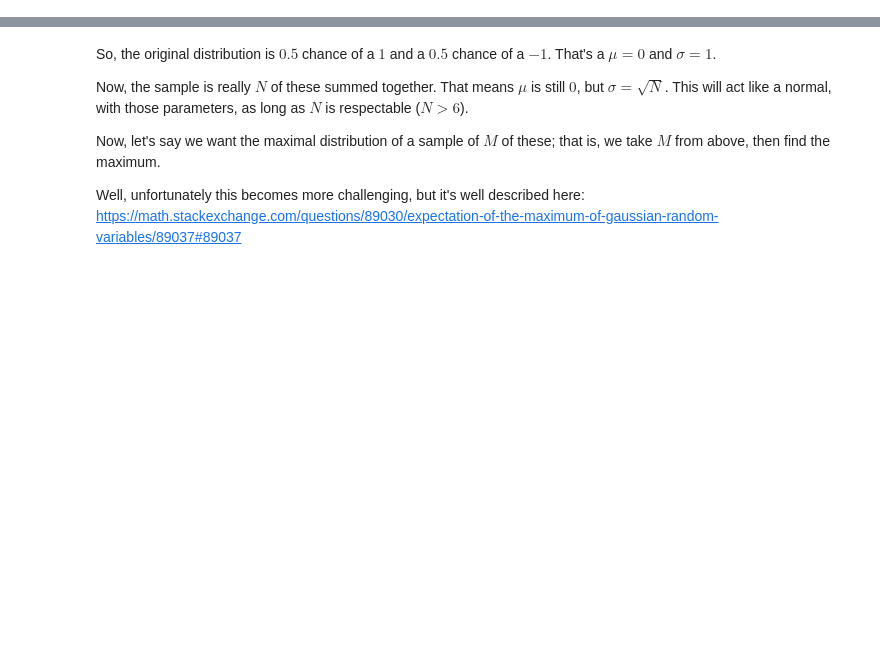
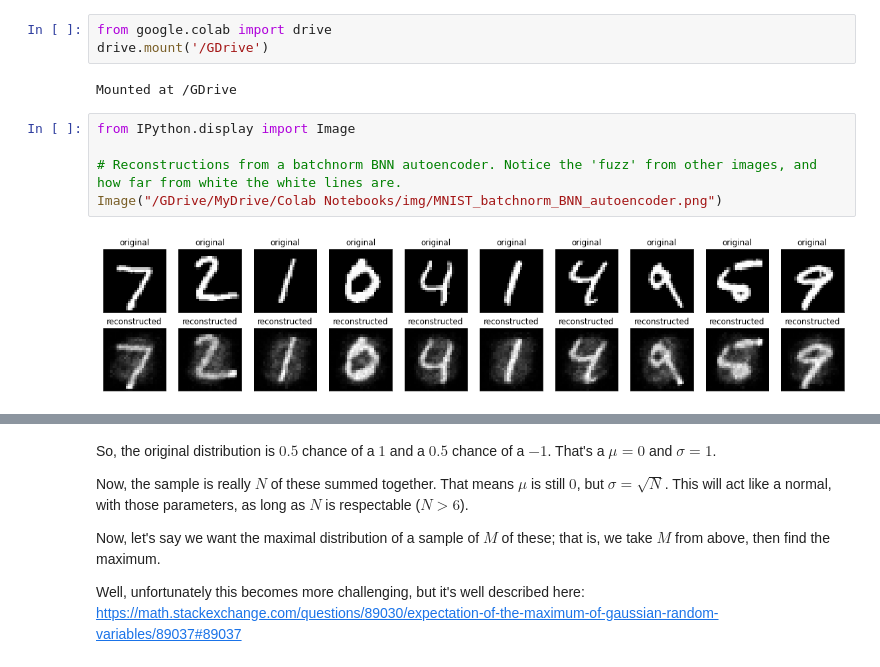
Before and after one commit to atbolsh/BNN_order_statistics, a Jupyter notebook: FormulasForRenorm.ipynb, the cells around one changed output, grey strips where cells are left out. Saved outputs shown, nothing was run; the diff lists cells and outputs as text; blank space fills up the shorter version.

```diff
--- a/FormulasForRenorm.ipynb
+++ b/FormulasForRenorm.ipynb
@@ -2,0 +27,12 @@
+# %%
+from google.colab import drive
+drive.mount('/GDrive')
+# %% [output]
+Mounted at /GDrive
+# %%
+from IPython.display import Image
+
+# Reconstructions from a batchnorm BNN autoencoder. Notice the 'fuzz' from other images, and how far from white the white lines are.
+Image("/GDrive/MyDrive/Colab Notebooks/img/MNIST_batchnorm_BNN_autoencoder.png")
+# %% [output]
+[figure, added]
```
Also changed, not shown: parts of 12 cells of this notebook.
